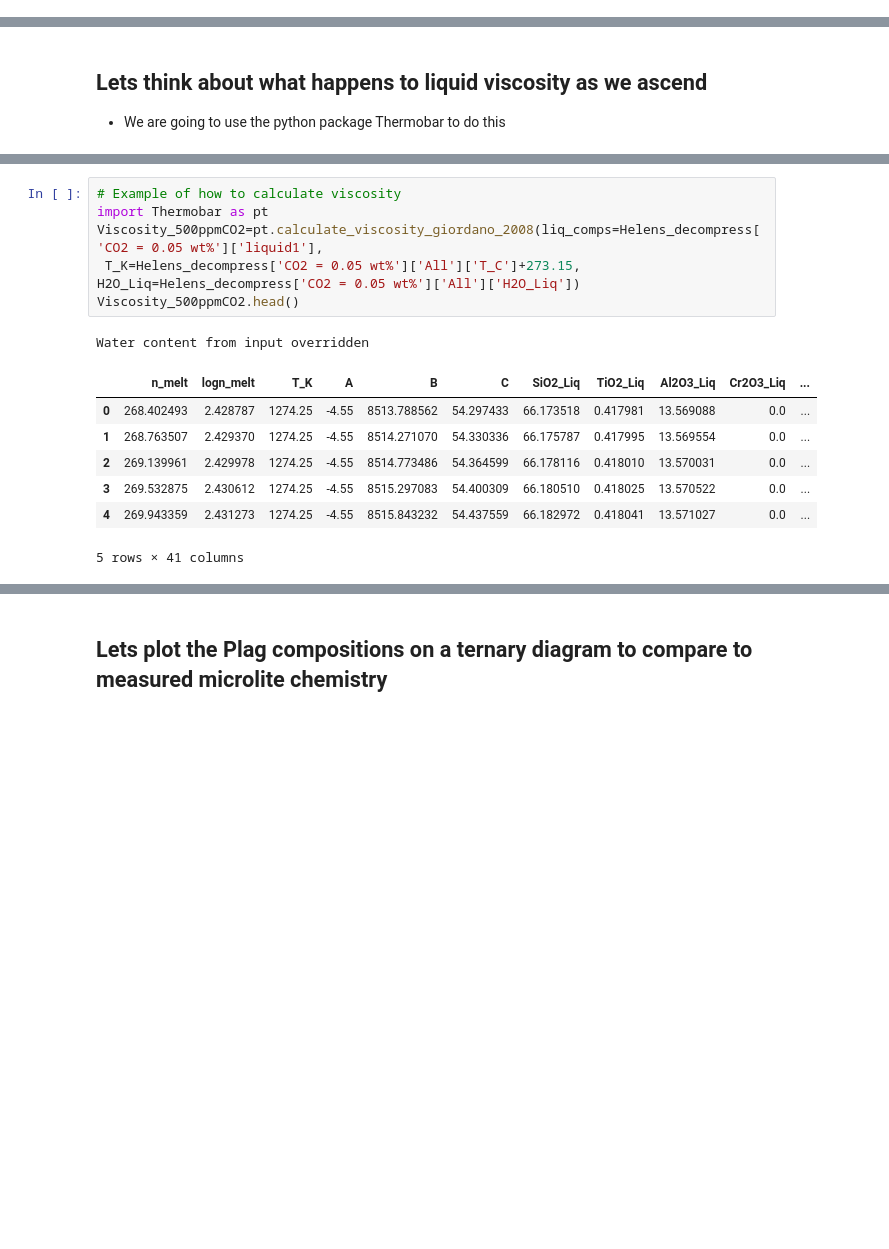
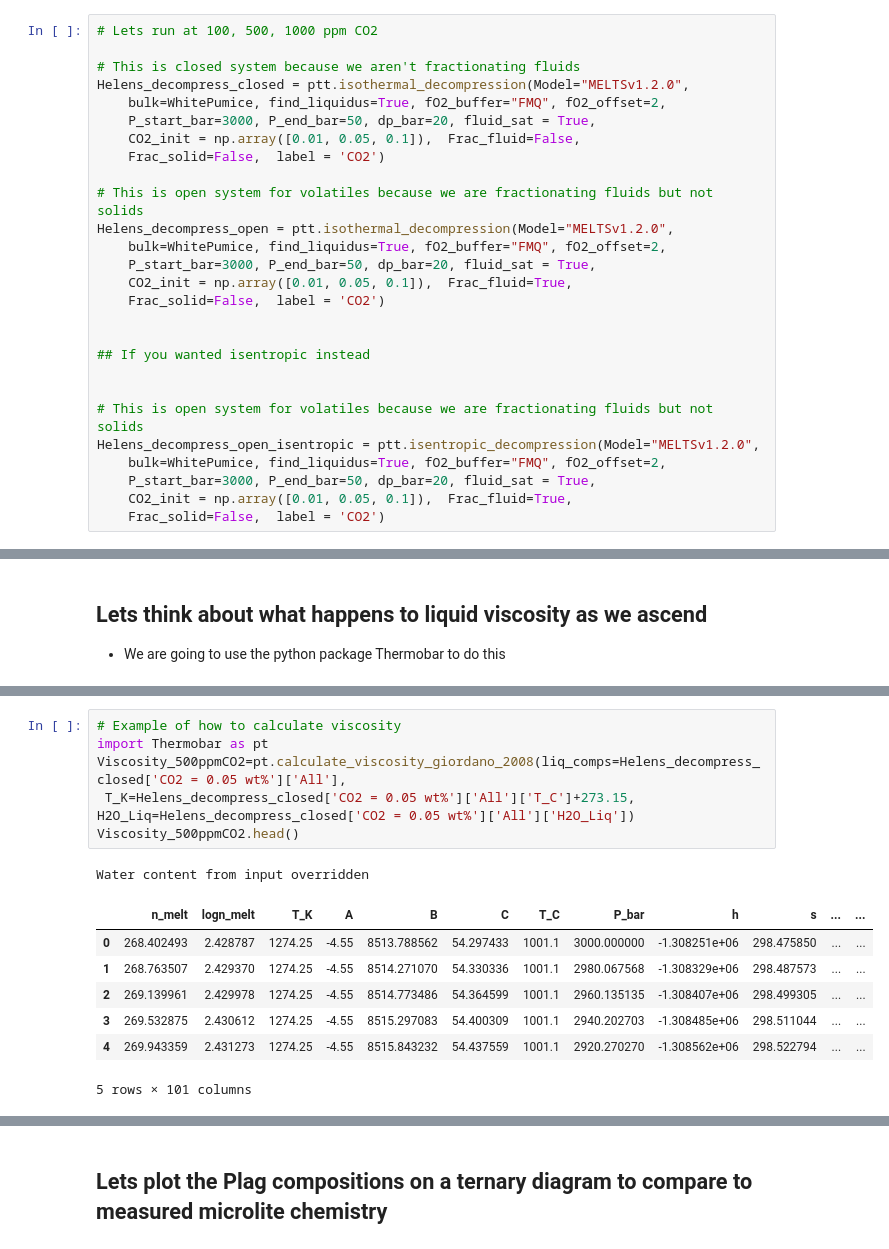
Before and after one commit to gleesonm1/PetThermoTools, a Jupyter notebook: docs/Examples/DecompressionTests/StHelens_decompress_simple.ipynb, the cells around one changed output, grey strips where cells are left out. Saved outputs shown, nothing was run; the diff lists cells and outputs as text; blank space fills up the shorter version.

```diff
--- a/docs/Examples/DecompressionTests/StHelens_decompress_simple.ipynb
+++ b/docs/Examples/DecompressionTests/StHelens_decompress_simple.ipynb
@@ -75,0 +79,27 @@ The inclusion has a measured H2O content of 6.38 wt%, but it is worth investigat
+# %%
+# Lets run at 100, 500, 1000 ppm CO2
+
+# This is closed system because we aren't fractionating fluids
+Helens_decompress_closed = ptt.isothermal_decompression(Model="MELTSv1.2.0",
+    bulk=WhitePumice, find_liquidus=True, fO2_buffer="FMQ", fO2_offset=2,
+    P_start_bar=3000, P_end_bar=50, dp_bar=20, fluid_sat = True,
+    CO2_init = np.array([0.01, 0.05, 0.1]),  Frac_fluid=False,
+    Frac_solid=False,  label = 'CO2')
+
+# This is open system for volatiles because we are fractionating fluids but not solids
+Helens_decompress_open = ptt.isothermal_decompression(Model="MELTSv1.2.0",
+    bulk=WhitePumice, find_liquidus=True, fO2_buffer="FMQ", fO2_offset=2,
+    P_start_bar=3000, P_end_bar=50, dp_bar=20, fluid_sat = True,
+    CO2_init = np.array([0.01, 0.05, 0.1]),  Frac_fluid=True,
+    Frac_solid=False,  label = 'CO2')
+
+
+## If you wanted isentropic instead
+
+
+# This is open system for volatiles because we are fractionating fluids but not solids
+Helens_decompress_open_isentropic = ptt.isentropic_decompression(Model="MELTSv1.2.0",
+    bulk=WhitePumice, find_liquidus=True, fO2_buffer="FMQ", fO2_offset=2,
+    P_start_bar=3000, P_end_bar=50, dp_bar=20, fluid_sat = True,
+    CO2_init = np.array([0.01, 0.05, 0.1]),  Frac_fluid=True,
+    Frac_solid=False,  label = 'CO2')
@@ -267,19 +300,19 @@ pt.__version__
 # %%
 # Example of how to calculate viscosity
 import Thermobar as pt
-Viscosity_500ppmCO2=pt.calculate_viscosity_giordano_2008(liq_comps=Helens_decompress['CO2 = 0.05 wt%']['liquid1'],
- T_K=Helens_decompress['CO2 = 0.05 wt%']['All']['T_C']+273.15,
-H2O_Liq=Helens_decompress['CO2 = 0.05 wt%']['All']['H2O_Liq'])
+Viscosity_500ppmCO2=pt.calculate_viscosity_giordano_2008(liq_comps=Helens_decompress_closed['CO2 = 0.05 wt%']['All'],
+ T_K=Helens_decompress_closed['CO2 = 0.05 wt%']['All']['T_C']+273.15,
+H2O_Liq=Helens_decompress_closed['CO2 = 0.05 wt%']['All']['H2O_Liq'])
 Viscosity_500ppmCO2.head()
 # %% [output]
 Water content from input overridden
-|  | n_melt | logn_melt | T_K | A | B | C | SiO2_Liq | TiO2_Liq | Al2O3_Liq | Cr2O3_Liq | ... |
-| 0 | 268.402493 | 2.428787 | 1274.25 | -4.55 | 8513.788562 | 54.297433 | 66.173518 | 0.417981 | 13.569088 | 0.0 | ... |
-| 1 | 268.763507 | 2.429370 | 1274.25 | -4.55 | 8514.271070 | 54.330336 | 66.175787 | 0.417995 | 13.569554 | 0.0 | ... |
-| 2 | 269.139961 | 2.429978 | 1274.25 | -4.55 | 8514.773486 | 54.364599 | 66.178116 | 0.418010 | 13.570031 | 0.0 | ... |
-| 3 | 269.532875 | 2.430612 | 1274.25 | -4.55 | 8515.297083 | 54.400309 | 66.180510 | 0.418025 | 13.570522 | 0.0 | ... |
-| 4 | 269.943359 | 2.431273 | 1274.25 | -4.55 | 8515.843232 | 54.437559 | 66.182972 | 0.418041 | 13.571027 | 0.0 | ... |
+|  | n_melt | logn_melt | T_K | A | B | C | T_C | P_bar | h | s | ... | ... |
+| 0 | 268.402493 | 2.428787 | 1274.25 | -4.55 | 8513.788562 | 54.297433 | 1001.1 | 3000.000000 | -1.308251e+06 | 298.475850 | ... | ... |
+| 1 | 268.763507 | 2.429370 | 1274.25 | -4.55 | 8514.271070 | 54.330336 | 1001.1 | 2980.067568 | -1.308329e+06 | 298.487573 | ... | ... |
+| 2 | 269.139961 | 2.429978 | 1274.25 | -4.55 | 8514.773486 | 54.364599 | 1001.1 | 2960.135135 | -1.308407e+06 | 298.499305 | ... | ... |
+| 3 | 269.532875 | 2.430612 | 1274.25 | -4.55 | 8515.297083 | 54.400309 | 1001.1 | 2940.202703 | -1.308485e+06 | 298.511044 | ... | ... |
+| 4 | 269.943359 | 2.431273 | 1274.25 | -4.55 | 8515.843232 | 54.437559 | 1001.1 | 2920.270270 | -1.308562e+06 | 298.522794 | ... | ... |
-5 rows × 41 columns
+5 rows × 101 columns
 # %%
 # set up figure layout
 fig, (ax1, ax2, ax3) = plt.subplots(1,3, figsize = (12, 5))
```
Also changed, not shown: parts of 16 cells of this notebook.
